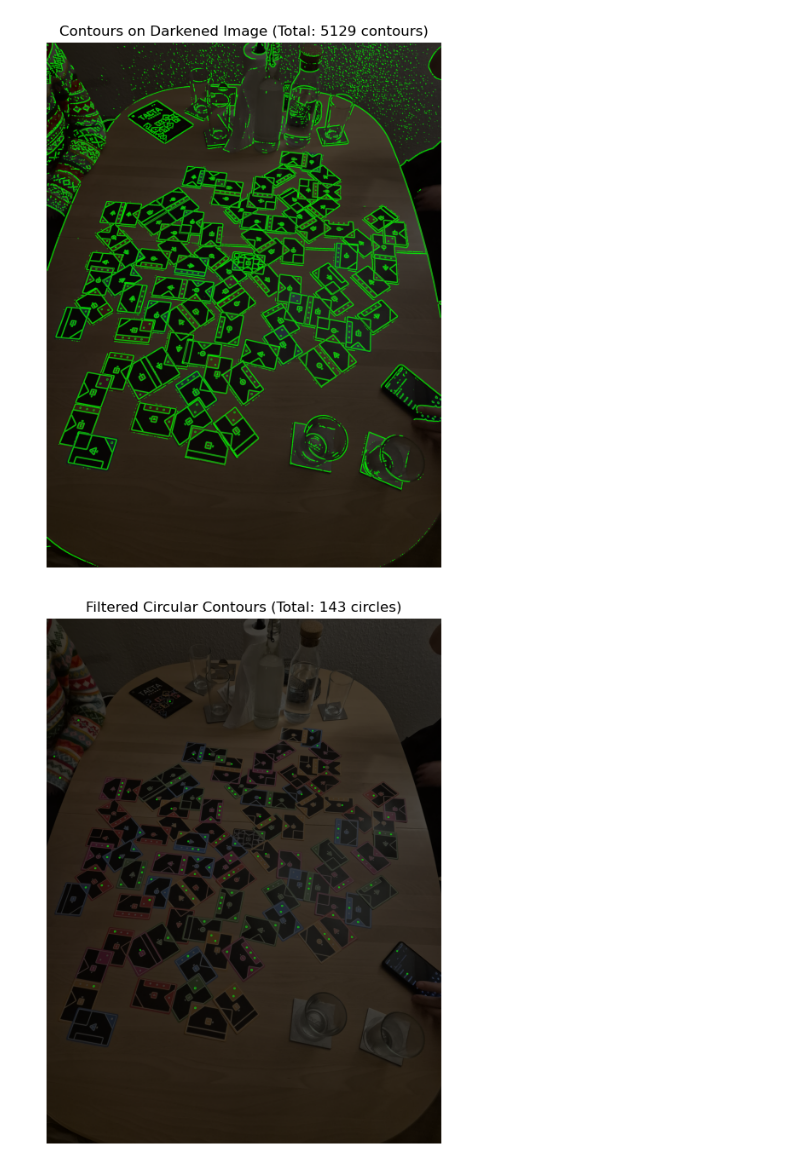
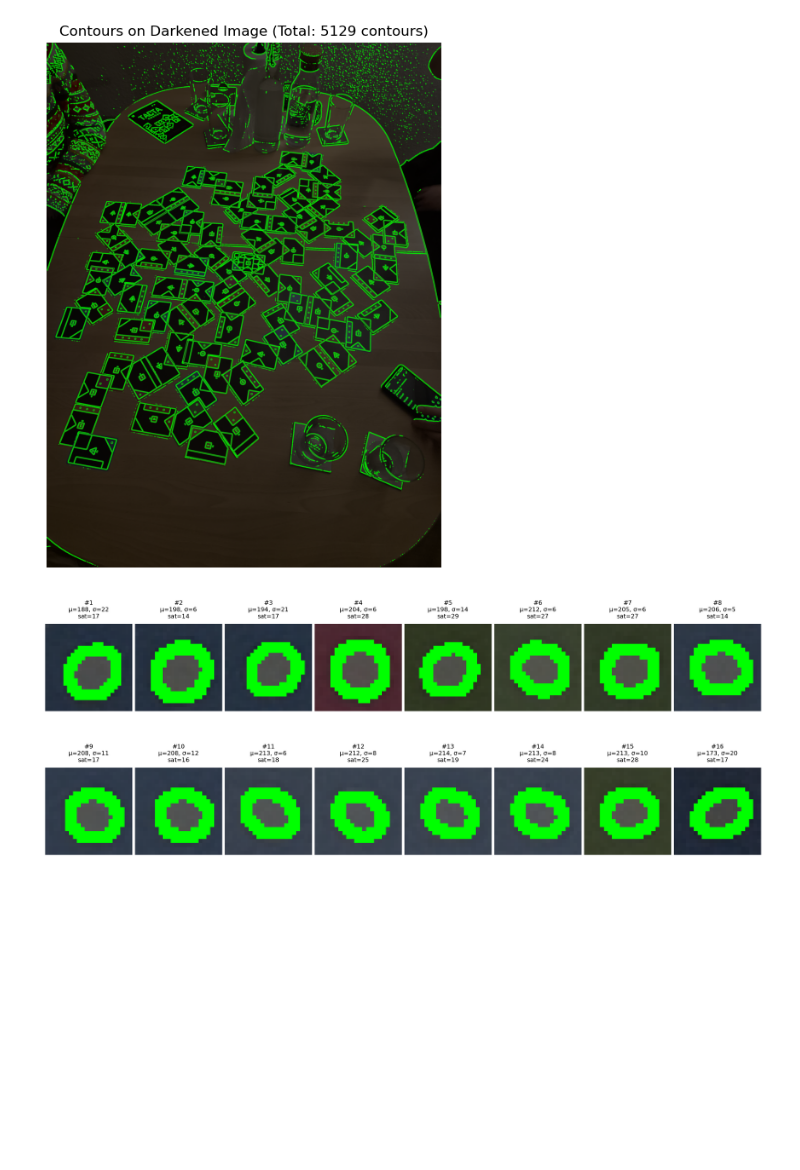
Before and after one commit to jehaj/tacta-counter, a Jupyter notebook: tacta_counter.ipynb, the cells around one changed output. Cells and saved outputs as stored; diff of their text form; code cells hidden in the pictures; blank space fills up the shorter version.

```diff
--- a/tacta_counter.ipynb
+++ b/tacta_counter.ipynb
@@ -59,56 +69,113 @@ plt.show()
 # %%
-# Filter contours to find circles with diameter 9-15 and white/uniform fill
+# Filter contours to find circles with diameter 9-15 and white/gray fill (no color)
 filtered_contours = []
 min_diameter = 9
 max_diameter = 15
 min_radius = min_diameter / 2
 max_radius = max_diameter / 2
+
+# Saturation threshold - low saturation means gray/white (no color)
+max_saturation = 30  # Easy to change: lower = more strict (0-255 scale)
+
+# Convert to HSV for saturation check
+image_hsv = cv2.cvtColor(image_rgb, cv2.COLOR_RGB2HSV)
+
+# For visualization
+i = 0
+fig = plt.figure(figsize=(10, 4), dpi=300)
+subfigs = fig.subfigures(2, 8)
+j = 0
 
 for contour in contours:
     # Calculate contour area and perimeter
     area = cv2.contourArea(contour)
     perimeter = cv2.arcLength(contour, True)
 
     # Skip very small contours
     if area < 50 or perimeter == 0:
         continue
 
     # Calculate circularity (1.0 is perfect circle)
     circularity = 4 * np.pi * area / (perimeter * perimeter)
 
     # Check if it's circular enough
-    if circularity > 0.7:
-        # Get minimum enclosing circle
-        (x, y), radius = cv2.minEnclosingCircle(contour)
+    if circularity <= 0.8:
+        continue
+    # Get minimum enclosing circle
+    (x, y), radius = cv2.minEnclosingCircle(contour)
 
-        # Check if diameter is in range
-        if min_radius <= radius <= max_radius:
-            # Create mask for the circle region
-            mask = np.zeros(adaptive_thresh.shape, dtype=np.uint8)
-            cv2.circle(mask, (int(x), int(y)), int(radius)-1, 255, -1)
+    # Check if diameter is in range
+    if not (min_radius <= radius <= max_radius):
+        continue
 
-            # Extract the region from original grayscale image
-            masked_region = cv2.bitwise_and(adaptive_thresh, adaptive_thresh, mask=mask)
-            pixels = masked_region[mask == 255]
+    # Create mask for the circle region
+    mask = np.zeros(gray.shape, dtype=np.uint8)
+    cv2.circle(mask, (int(x), int(y)), int(radius), 255, -1)
 
-            # Check if region is relatively white (high intensity)
-            mean_intensity = np.mean(pixels)
-            std_intensity = np.std(pixels)
+    # Extract the region from original grayscale image
+    pixels = gray[mask == 255]
 
-            # Filter: mean intensity > 180 (whitish) and low std deviation (uniform)
-            if mean_intensity > 180 and std_intensity < 30:
-                filtered_contours.append(contour)
+    # Check if region is relatively white/gray (high intensity)
+    mean_intensity = np.mean(pixels)
+    std_intensity = np.std(pixels)
 
-# Visualize filtered contours
+    # Extract HSV region to check saturation (color)
+    hsv_masked = cv2.bitwise_and(image_hsv, image_hsv, mask=mask)
+    saturation_values = hsv_masked[:, :, 1][mask == 255]
+    mean_saturation = np.mean(saturation_values)
+
+    # Filter: high intensity, low std deviation, AND low saturation (no color)
+    if mean_intensity > 100 and std_intensity < 30 and mean_saturation < max_saturation:
+        filtered_contours.append(contour)
+        i += 1
+
+        # Show every 10th contour in subfigures
+        if i % 1 == 0 and j < 16:
+            # Get bounding box
+            x_int, y_int = int(x), int(y)
+            r_int = int(radius)
+
+            # Define crop region with padding
+            padding = 5
+            y1 = max(0, y_int - r_int - padding)
+            y2 = min(image_rgb.shape[0], y_int + r_int + padding)
+            x1 = max(0, x_int - r_int - padding)
+            x2 = min(image_rgb.shape[1], x_int + r_int + padding)
+
+            # Crop the region
+            cropped_img = image_rgb[y1:y2, x1:x2].copy()
+
+            # Dim the image
+            dimmed = (cropped_img * 0.4).astype(np.uint8)
+
+            # Adjust contour coordinates for cropped image
+            contour_shifted = contour - [x1, y1]
+
+            # Draw contour on dimmed image
+            cv2.drawContours(dimmed, [contour_shifted], -1, (0, 255, 0), 2)
+
+            # Create subplot
+            subfig = subfigs[j // 8, j % 8]
+            ax = subfig.add_subplot(1, 1, 1)
+            ax.imshow(dimmed)
+            ax.axis('off')
+            ax.set_title(f'#{len(filtered_contours)}\nμ={mean_intensity:.0f}, σ={std_intensity:.0f}\nsat={mean_saturation:.0f}',
+                        fontsize=6)
+            j += 1
+
+plt.tight_layout()
+plt.show()
+
+# Visualize all filtered contours on full image
 filtered_image = darkened_image.copy()
 cv2.drawContours(filtered_image, filtered_contours, -1, (0, 255, 0), 2)
 
 plt.figure(figsize=(12, 8))
 plt.imshow(filtered_image)
 plt.axis('off')
-plt.title(f'Filtered Circular Contours (Total: {len(filtered_contours)} circles)')
+plt.title(f'Filtered Circular Contours (White/Gray, No Color) (Total: {len(filtered_contours)} circles)')
 plt.show()
 
 print(f"Found {len(filtered_contours)} circles matching criteria")
 # %% [output]
-[figure, old version]
+[figure, new version]
```
Also changed, not shown: parts of 2 cells of this notebook.
